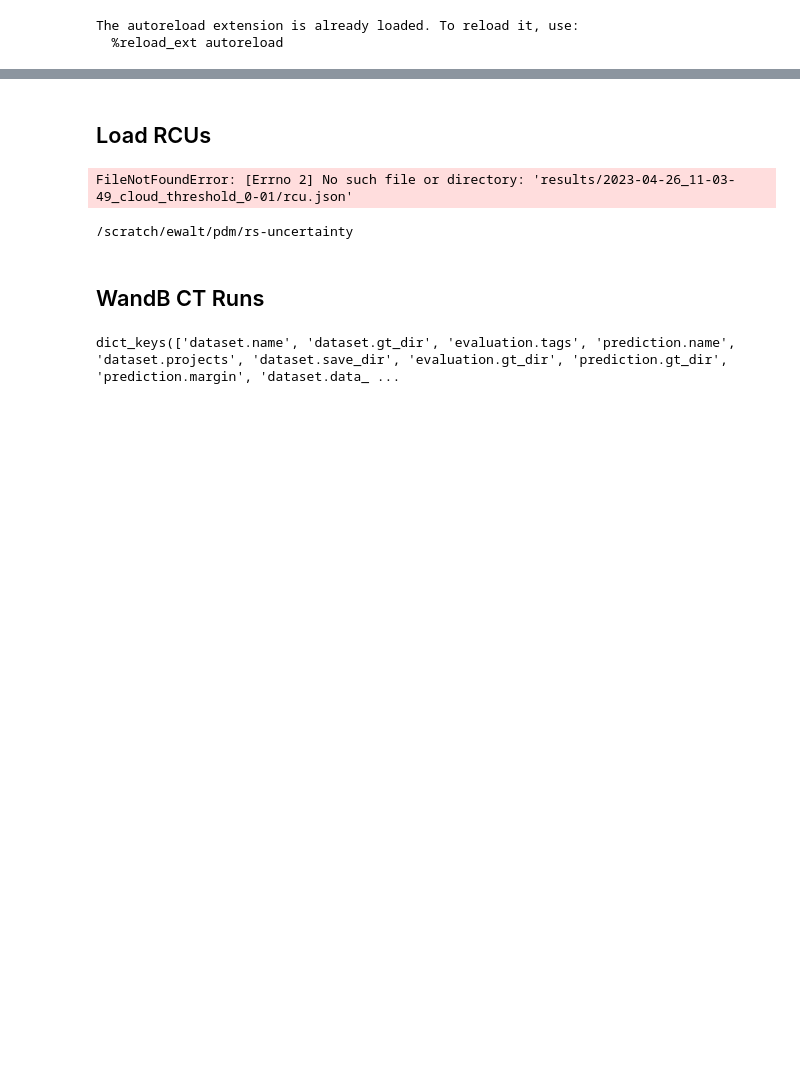
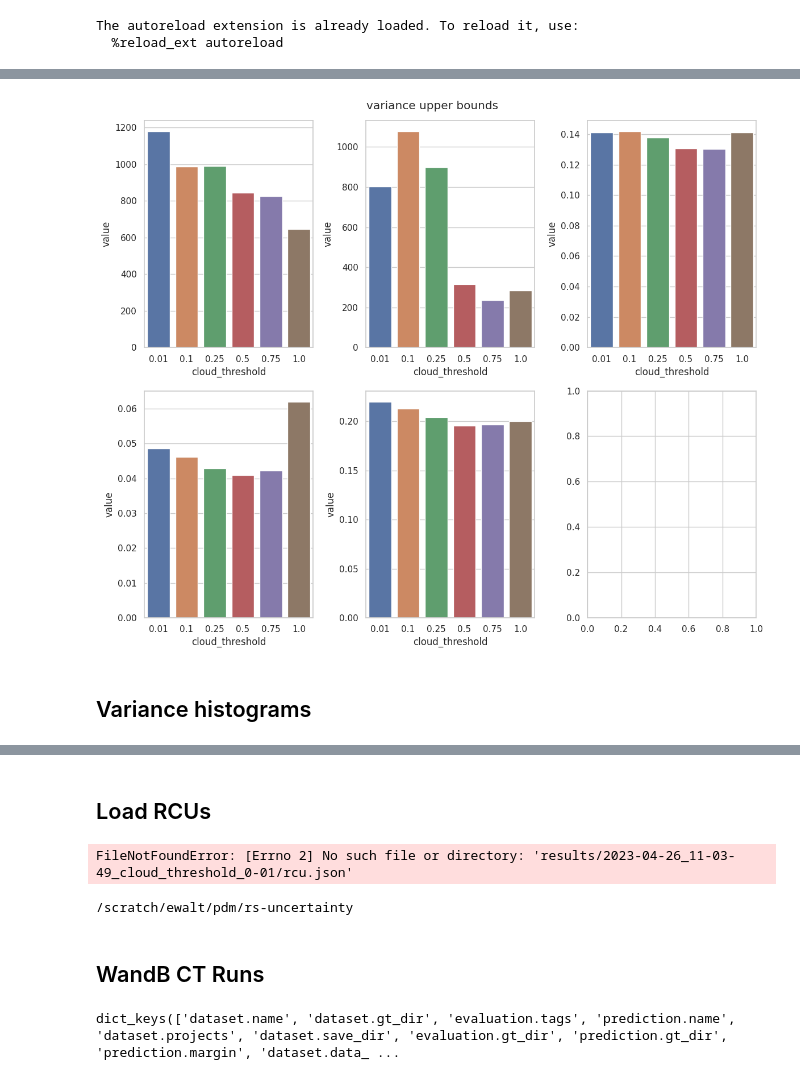
Before and after one commit to eliotwalt/rs-uncertainty, a Jupyter notebook: notebooks/plot_CTs.ipynb, the cells around one changed output, grey strips where cells are left out. Saved outputs shown, nothing was run; the diff lists cells and outputs as text; code cells hidden in the pictures; blank space fills up the shorter version.

Commit message:
CT experiment viz

```diff
--- a/notebooks/plot_CTs.ipynb
+++ b/notebooks/plot_CTs.ipynb
@@ -36,0 +31,7 @@ ValueError: Could not find run <Run elwalt/rcu-evaluation/2023-04-26_11-03-47_cl
+# %%
+visualizer = ExperimentVisualizer.from_paths(
+    result_dirs,
+    "cloud_threshold",
+    [0.01, 0.1, 0.25, 0.5, 0.75, 1.00],
+    ['P95', 'MeanH', 'Dens', 'Gini', 'Cover']
+)
@@ -36,0 +40,8 @@ ValueError: Could not find run <Run elwalt/rcu-evaluation/2023-04-26_11-03-47_cl
+# %%
+# sample size
+data = {visualizer.exp_var_name: [], "count": []}
+for i, rcu in enumerate(visualizer.rcus):
+    count = np.nansum(rcu.histogram[0,0])
+    data[visualizer.exp_var_name].append(visualizer.exp_vars[i])
+    data["count"].append(count)
+pd.DataFrame(data)
@@ -36,0 +56,22 @@ ValueError: Could not find run <Run elwalt/rcu-evaluation/2023-04-26_11-03-47_cl
+# %%
+variable_names = ['P95', 'MeanH', 'Dens', 'Gini', 'Cover']
+
+# variance upper bounds
+fig, axs = plt.subplots(nrows=2, ncols=3, figsize=(12, 10))
+axs = axs.flatten()
+for j, var in enumerate(variable_names):
+    data = {visualizer.exp_var_name: [], "value": []}
+    for i, rcu in enumerate(visualizer.rcus):
+        varhi = rcu.histogram.hi[j]
+        data[visualizer.exp_var_name].append(visualizer.exp_vars[i])
+        data["value"].append(varhi)
+    vdf = pd.DataFrame(data)
+    sns.barplot(data=vdf, x=visualizer.exp_var_name, y="value", errorbar=None, ax=axs[j])
+    # sns.barplot(data=vdf, x=visualizer.exp_var_name, y="upper bound", errorbar=None, ax=uaxs[j])
+fig.suptitle("variance upper bounds")
+plt.tight_layout()
+plt.show()
+# %% [output]
+[figure, added]
+# %% [markdown]
+## Variance histograms
```
Also changed, not shown: parts of 23 cells of this notebook, 2 other files.
